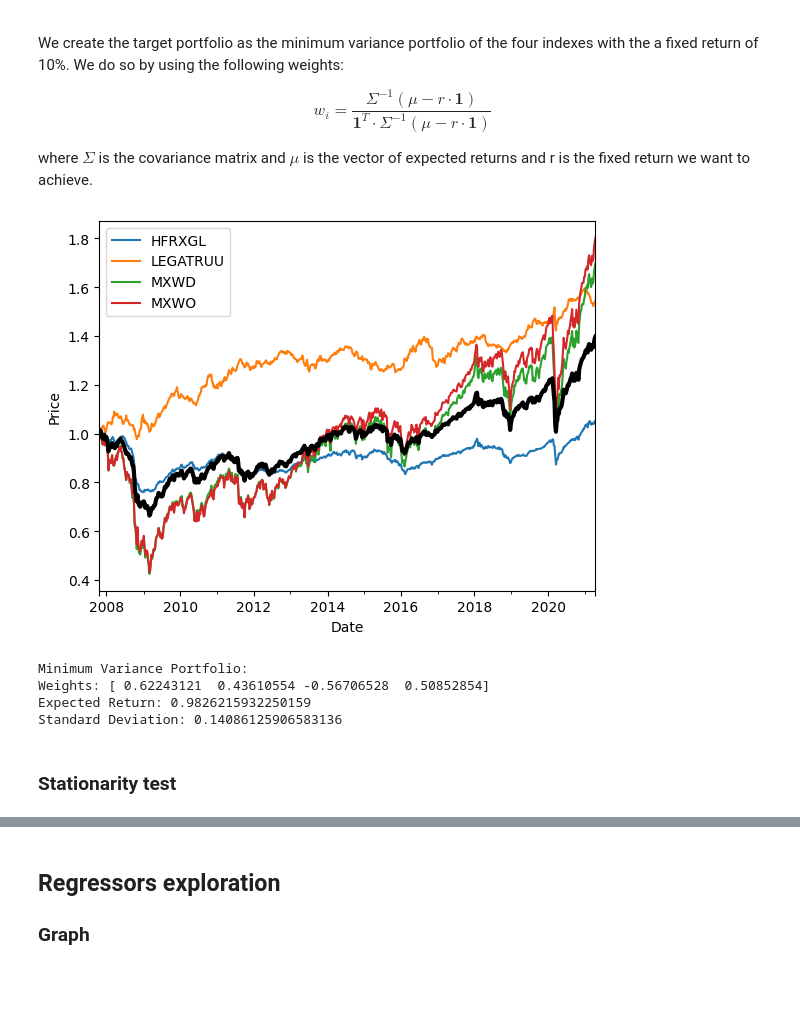
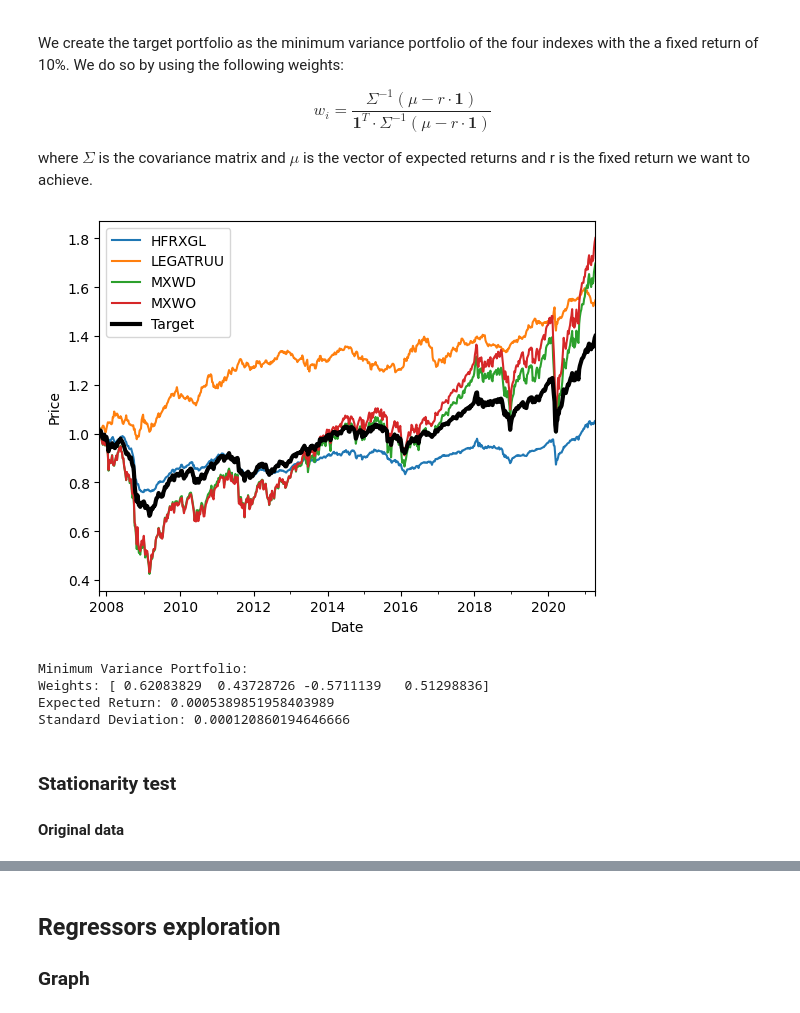
Before and after one commit to jstringara/Fintech, a Jupyter notebook: FinalProject/finalproj-BC4.ipynb, the cells around one changed output, grey strips where cells are left out. Cells and saved outputs as stored; diff of their text form; code cells hidden in the pictures; blank space fills up the shorter version.

```diff
--- a/FinalProject/finalproj-BC4.ipynb
+++ b/FinalProject/finalproj-BC4.ipynb
@@ -56,41 +60,42 @@ $$
 where $\Sigma$ is the covariance matrix and $\mu$ is the vector of expected returns and r is the fixed return we want to achieve.
 # %%
 # Define the expected returns, covariance matrix, and fixed return
-expected_returns = indexes.pct_change().mean()
-covariance_matrix = indexes.pct_change().cov()
+returns = indexes.pct_change().dropna()
+expected_returns = returns.mean()
+covariance_matrix = returns.cov()
 covariance_inverse = np.linalg.inv(covariance_matrix)
 ones = np.ones(len(expected_returns))
-fixed_return = 0.1
+fixed_return = 0.3
 # Calculate the numerator and denominator of the weight formula
 numerator = covariance_inverse @ (expected_returns - ones * fixed_return)
 denominator = ones @ covariance_inverse @ (expected_returns - ones * fixed_return)
 # Calculate the weights of the minimum variance portfolio for the fixed return
 weights = numerator / denominator
 target = indexes.dot(weights)
 target.name = 'Target'
 
 # graph the indexes normalized to the first value and the minimum variance portfolio
 indexes_plot = indexes.div(indexes.iloc[0]).plot()
 indexes_plot.set_xlabel('Date')
 indexes_plot.set_ylabel('Price')
+target_plot = target.div(target.iloc[0]).plot(lw=3, color='black', label='Target', ax=indexes_plot)
 indexes_plot.legend(loc='upper left')
-target_plot = target.div(target.iloc[0]).plot(lw=3, color='black', label='Target', ax=indexes_plot)
-target_plot.set_xlabel('Date')
 plt.show()
 
 # show the weights of the minimum variance portfolio, the expected return and
 # the standard deviation
 print(f"""
 Minimum Variance Portfolio:
 Weights: {weights}
-Expected Return: {target.div(target.iloc[0]).mean()}
-Standard Deviation: {target.div(target.iloc[0]).std()}
+Expected Return: {target.pct_change().mean()}
+Standard Deviation: {target.pct_change().var()}
 """)
 # %% [output]
-[figure, old version]
+[figure, new version]
 Minimum Variance Portfolio:
-Weights: [ 0.62243121  0.43610554 -0.56706528  0.50852854]
-Expected Return: 0.9826215932250159
-Standard Deviation: 0.14086125906583136
+Weights: [ 0.62083829  0.43728726 -0.5711139   0.51298836]
+Expected Return: 0.0005389851958403989
+Standard Deviation: 0.000120860194646666
 # %% [markdown]
 ### Stationarity test
+#### Original data
```
Also changed, not shown: parts of 46 cells of this notebook.
